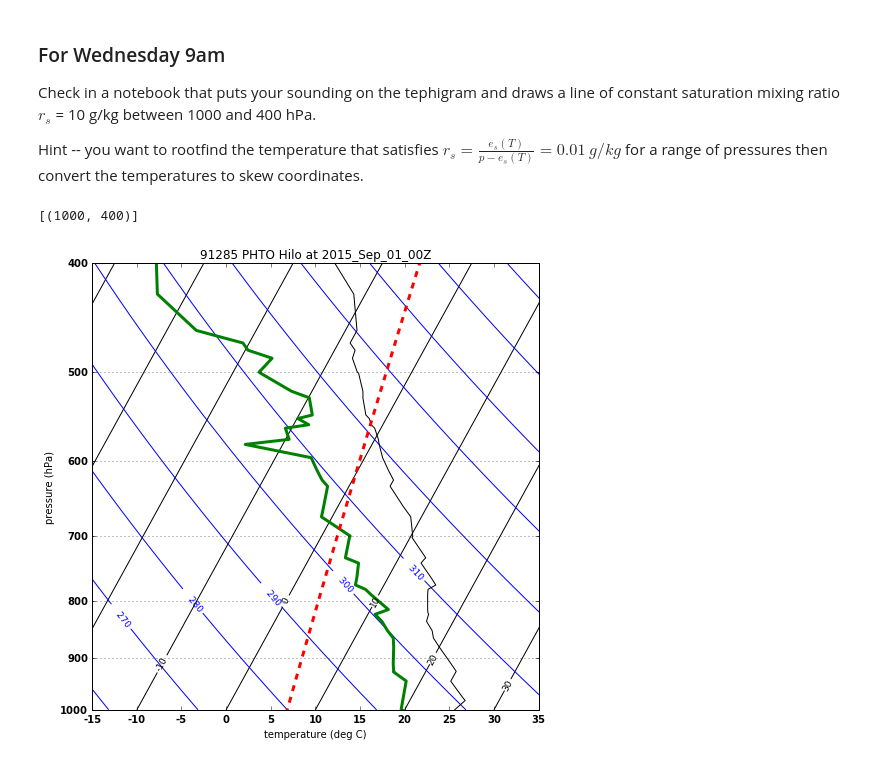
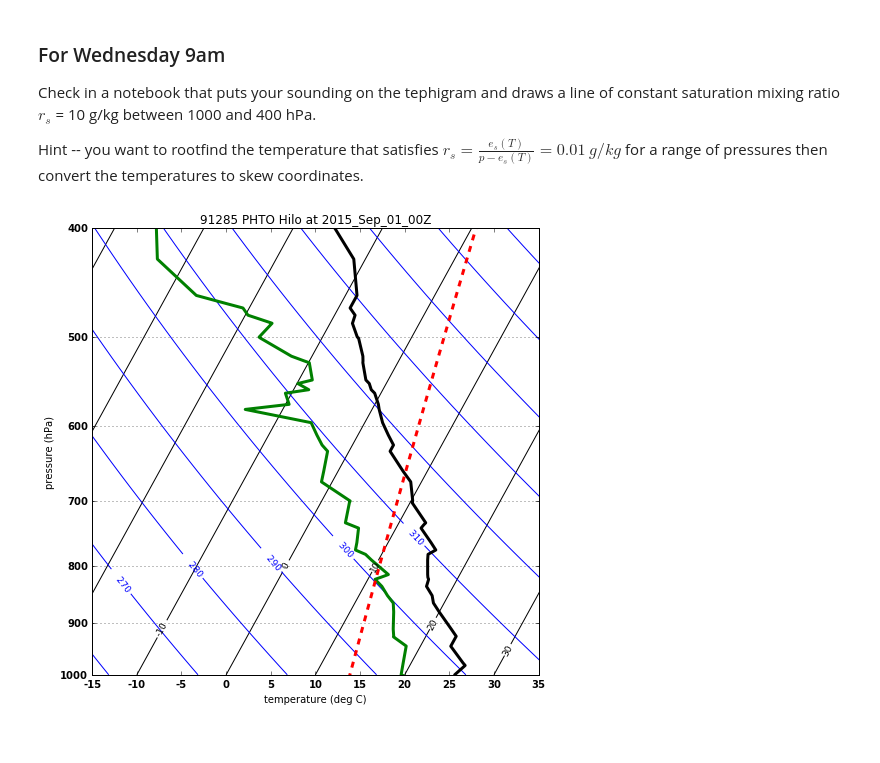
Before and after one commit to tc637/A405, a Jupyter notebook: notebooks/skew_coords_tim.ipynb, the cells around one changed output. Cells and saved outputs as stored; diff of their text form; code cells hidden in the pictures.

Commit message:
second commit of skew_coords_tim.ipynb, first try at plotting a single line of constant theta_es

```diff
--- a/notebooks/skew_coords_tim.ipynb
+++ b/notebooks/skew_coords_tim.ipynb
@@ -156,9 +156,3 @@ fig,ax =plt.subplots(1,1,figsize=(8,8))
 ax,skew = makeSkewDry(ax)
 # %% [output]
 [figure]
-# %%
-fig,ax =plt.subplots(1,1,figsize=(8,8))
-ax,skew = makeSkewDry(ax)
-ax.set(title='new title')
-#plt.show()
-#display(fig)
@@ -217,9 +213,6 @@ read in these attributes:
  'thte': 'K',
  'thtv': 'K'}
 # %%
-fig,ax =plt.subplots(1,1,figsize=(8,8))
-ax,skew = makeSkewDry(ax)
-
 triplets=zip(sounding['temp'],sounding['dwpt'],sounding['pres'])
 xcoord_T=[]
 xcoord_Td=[]
@@ -237,5 +230,5 @@ fig.canvas.draw()
 [line.set(linewidth=3) for line in ax.lines[-2:]]
 ax.set(title=title)
 ax.set(ylim=[1000,400])
-#display(fig)
+display(fig)
 # %% [output]
@@ -263,7 +255,8 @@ def root_func_es(es_guess, press, rs):
 
     Outputs: difference between guessed rs and input rs"""
 
-    return(es_guess/(press - es_guess) - rs)
+    epsilon = 0.622
+    return((epsilon*es_guess)/(press - es_guess) - rs)
 
 
 def root_func_temp(temp_guess, es):
@@ -308,7 +301,7 @@ def calc_temp(press, rs):
     rs = rs/1000. # convert to kg kg^-1
 
     left_es = 0. # Pa
-    right_es = 1000 # Pa
+    right_es = press # Pa
 
     # first rootfind es
     es = optimize.zeros.brentq(root_func_es, left_es,right_es,args=(press, rs)) # Pa
@@ -335,27 +328,16 @@ couplet = zip(temp, press) # convert to skew-T coordinates
 for each_temp,each_press in couplet:
     xcoord_isohumeT.append(convertTempToSkew(each_temp,each_press,skew))
 # %%
-fig,ax =plt.subplots(1,1,figsize=(8,8))
-ax,skew = makeSkewDry(ax)
-
-triplets=zip(sounding['temp'],sounding['dwpt'],sounding['pres'])
-xcoord_T=[]
-xcoord_Td=[]
-for a_temp,a_dew,a_pres in triplets:
-    xcoord_T.append(convertTempToSkew(a_temp,a_pres,skew))
-    xcoord_Td.append(convertTempToSkew(a_dew,a_pres,skew))
-ax.plot(xcoord_T,sounding['pres'],color='k',label='temp')
-ax.plot(xcoord_Td,sounding['pres'],color='g',label='dew')
 ax.plot(xcoord_isohumeT,press,color='r',linestyle="--",label="rs = {} g kg^-1".format(rs)) # include isohume
 fig.canvas.draw()
 
 #
 #  make the last two lines added to the plot (temp and dewpoint)
 #  thicker
 #
 [line.set(linewidth=3) for line in ax.lines[-2:]]
 ax.set(title=title)
 ax.set(ylim=[1000,400])
+display(fig)
 # %% [output]
-[(1000, 400)]
-[figure, old version]
+[figure, new version]
```
Also changed, not shown: parts of 6 cells of this notebook.
